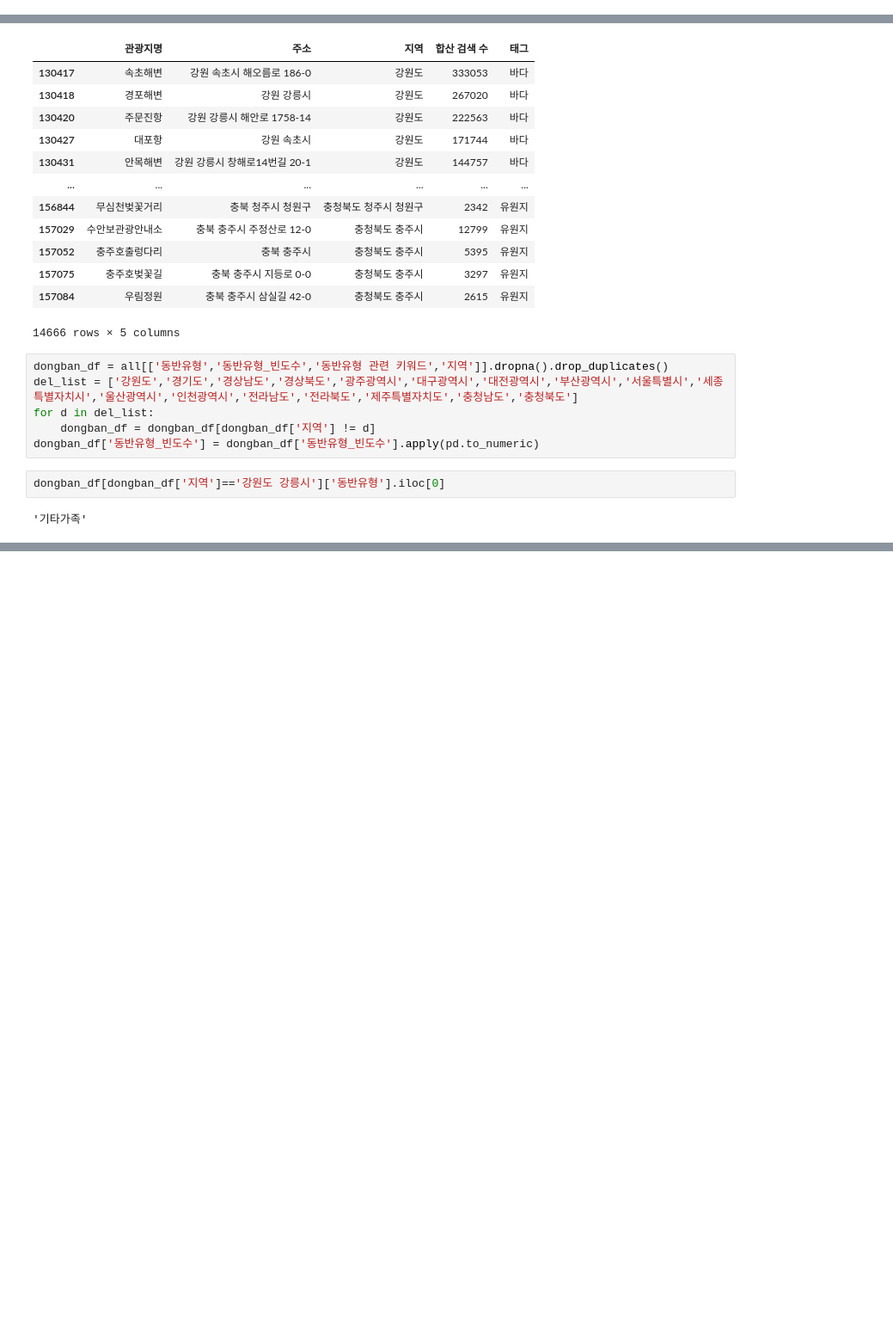
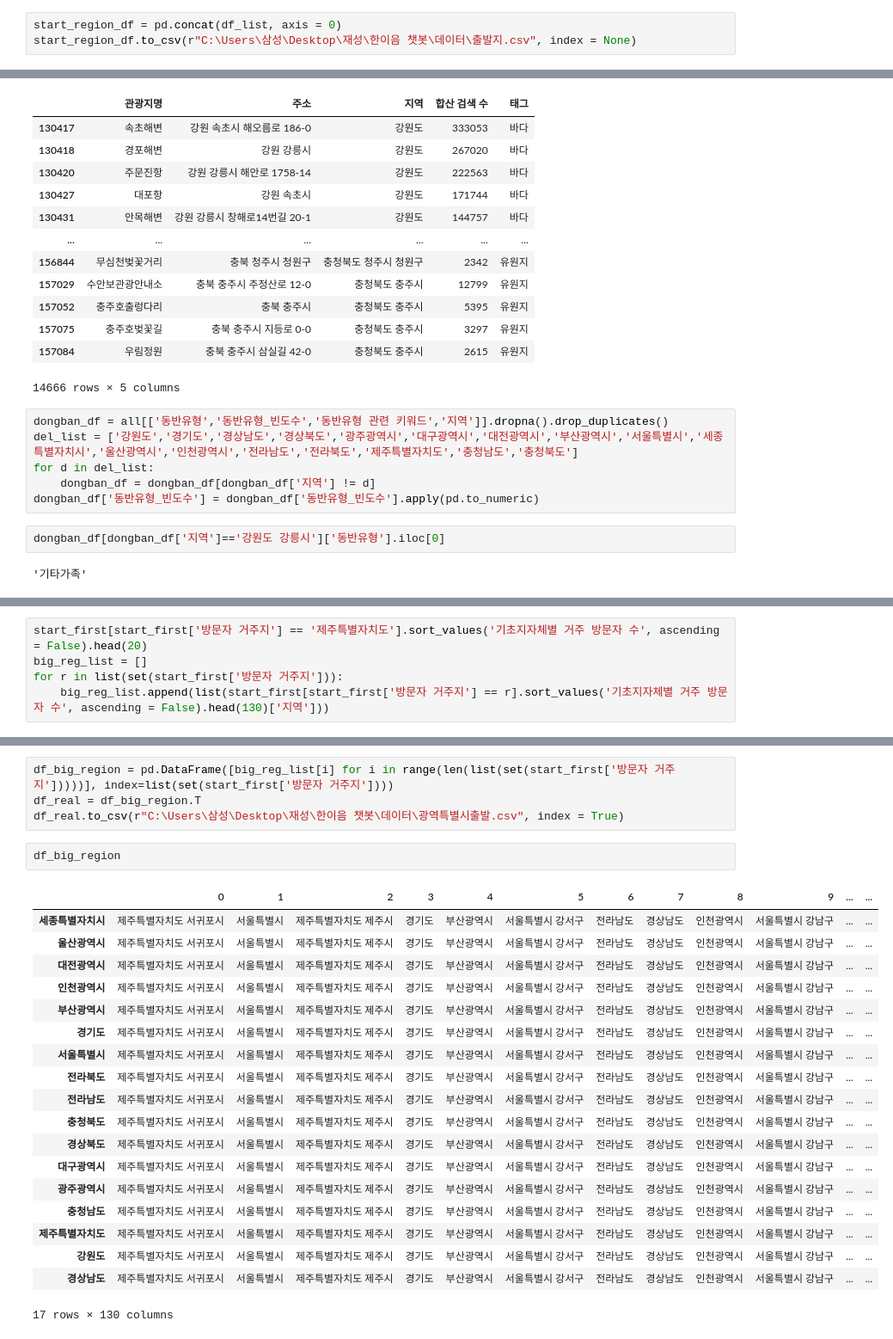
Before and after one commit to uowol/hanium_skbs_chatbot, a Jupyter notebook: develop/lab/js_lab.ipynb, the cells around one changed output, grey strips where cells are left out. Shown at 86% size. Saved outputs shown, nothing was run; the diff lists cells and outputs as text; blank space fills up the shorter version.

```diff
--- a/develop/lab/js_lab.ipynb
+++ b/develop/lab/js_lab.ipynb
@@ -334,0 +350,3 @@ df_list[1].sort_values(by = '기초지자체별 거주 방문자 수', ascending
+# %%
+start_region_df = pd.concat(df_list, axis = 0)
+start_region_df.to_csv(r"C:\Users\삼성\Desktop\재성\한이음 챗봇\데이터\출발지.csv", index = None)
@@ -1316,0 +1439,5 @@ pd.concat(temp_df_list, axis = 0)
+# %%
+start_first[start_first['방문자 거주지'] == '제주특별자치도'].sort_values('기초지자체별 거주 방문자 수', ascending = False).head(20)
+big_reg_list = []
+for r in list(set(start_first['방문자 거주지'])):
+    big_reg_list.append(list(start_first[start_first['방문자 거주지'] == r].sort_values('기초지자체별 거주 방문자 수', ascending = False).head(130)['지역']))
@@ -1316,0 +1468,26 @@ pd.concat(temp_df_list, axis = 0)
+# %%
+df_big_region = pd.DataFrame([big_reg_list[i] for i in range(len(list(set(start_first['방문자 거주지']))))], index=list(set(start_first['방문자 거주지'])))
+df_real = df_big_region.T
+df_real.to_csv(r"C:\Users\삼성\Desktop\재성\한이음 챗봇\데이터\광역특별시출발.csv", index = True)
+# %%
+df_big_region
+# %% [output]
+|  | 0 | 1 | 2 | 3 | 4 | 5 | 6 | 7 | 8 | 9 | ... | ... |
+| 세종특별자치시 | 제주특별자치도 서귀포시 | 서울특별시 | 제주특별자치도 제주시 | 경기도 | 부산광역시 | 서울특별시 강서구 | 전라남도 | 경상남도 | 인천광역시 | 서울특별시 강남구 | ... | ... |
+| 울산광역시 | 제주특별자치도 서귀포시 | 서울특별시 | 제주특별자치도 제주시 | 경기도 | 부산광역시 | 서울특별시 강서구 | 전라남도 | 경상남도 | 인천광역시 | 서울특별시 강남구 | ... | ... |
+| 대전광역시 | 제주특별자치도 서귀포시 | 서울특별시 | 제주특별자치도 제주시 | 경기도 | 부산광역시 | 서울특별시 강서구 | 전라남도 | 경상남도 | 인천광역시 | 서울특별시 강남구 | ... | ... |
+| 인천광역시 | 제주특별자치도 서귀포시 | 서울특별시 | 제주특별자치도 제주시 | 경기도 | 부산광역시 | 서울특별시 강서구 | 전라남도 | 경상남도 | 인천광역시 | 서울특별시 강남구 | ... | ... |
+| 부산광역시 | 제주특별자치도 서귀포시 | 서울특별시 | 제주특별자치도 제주시 | 경기도 | 부산광역시 | 서울특별시 강서구 | 전라남도 | 경상남도 | 인천광역시 | 서울특별시 강남구 | ... | ... |
+| 경기도 | 제주특별자치도 서귀포시 | 서울특별시 | 제주특별자치도 제주시 | 경기도 | 부산광역시 | 서울특별시 강서구 | 전라남도 | 경상남도 | 인천광역시 | 서울특별시 강남구 | ... | ... |
+| 서울특별시 | 제주특별자치도 서귀포시 | 서울특별시 | 제주특별자치도 제주시 | 경기도 | 부산광역시 | 서울특별시 강서구 | 전라남도 | 경상남도 | 인천광역시 | 서울특별시 강남구 | ... | ... |
+| 전라북도 | 제주특별자치도 서귀포시 | 서울특별시 | 제주특별자치도 제주시 | 경기도 | 부산광역시 | 서울특별시 강서구 | 전라남도 | 경상남도 | 인천광역시 | 서울특별시 강남구 | ... | ... |
+| 전라남도 | 제주특별자치도 서귀포시 | 서울특별시 | 제주특별자치도 제주시 | 경기도 | 부산광역시 | 서울특별시 강서구 | 전라남도 | 경상남도 | 인천광역시 | 서울특별시 강남구 | ... | ... |
+| 충청북도 | 제주특별자치도 서귀포시 | 서울특별시 | 제주특별자치도 제주시 | 경기도 | 부산광역시 | 서울특별시 강서구 | 전라남도 | 경상남도 | 인천광역시 | 서울특별시 강남구 | ... | ... |
+| 경상북도 | 제주특별자치도 서귀포시 | 서울특별시 | 제주특별자치도 제주시 | 경기도 | 부산광역시 | 서울특별시 강서구 | 전라남도 | 경상남도 | 인천광역시 | 서울특별시 강남구 | ... | ... |
+| 대구광역시 | 제주특별자치도 서귀포시 | 서울특별시 | 제주특별자치도 제주시 | 경기도 | 부산광역시 | 서울특별시 강서구 | 전라남도 | 경상남도 | 인천광역시 | 서울특별시 강남구 | ... | ... |
+| 광주광역시 | 제주특별자치도 서귀포시 | 서울특별시 | 제주특별자치도 제주시 | 경기도 | 부산광역시 | 서울특별시 강서구 | 전라남도 | 경상남도 | 인천광역시 | 서울특별시 강남구 | ... | ... |
+| 충청남도 | 제주특별자치도 서귀포시 | 서울특별시 | 제주특별자치도 제주시 | 경기도 | 부산광역시 | 서울특별시 강서구 | 전라남도 | 경상남도 | 인천광역시 | 서울특별시 강남구 | ... | ... |
+| 제주특별자치도 | 제주특별자치도 서귀포시 | 서울특별시 | 제주특별자치도 제주시 | 경기도 | 부산광역시 | 서울특별시 강서구 | 전라남도 | 경상남도 | 인천광역시 | 서울특별시 강남구 | ... | ... |
+| 강원도 | 제주특별자치도 서귀포시 | 서울특별시 | 제주특별자치도 제주시 | 경기도 | 부산광역시 | 서울특별시 강서구 | 전라남도 | 경상남도 | 인천광역시 | 서울특별시 강남구 | ... | ... |
+| 경상남도 | 제주특별자치도 서귀포시 | 서울특별시 | 제주특별자치도 제주시 | 경기도 | 부산광역시 | 서울특별시 강서구 | 전라남도 | 경상남도 | 인천광역시 | 서울특별시 강남구 | ... | ... |
+17 rows × 130 columns
```
Also changed, not shown: parts of 16 cells of this notebook.
